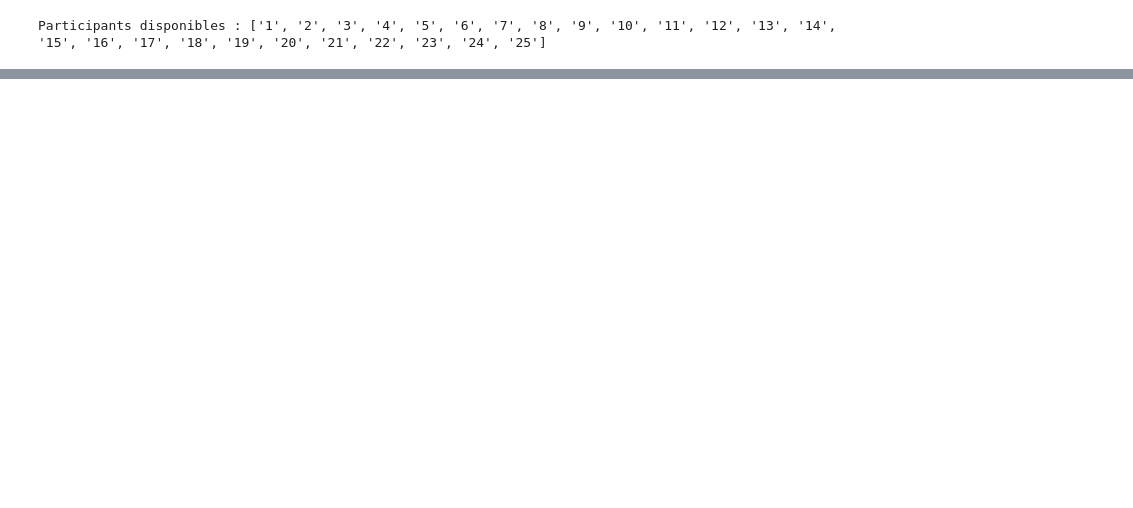
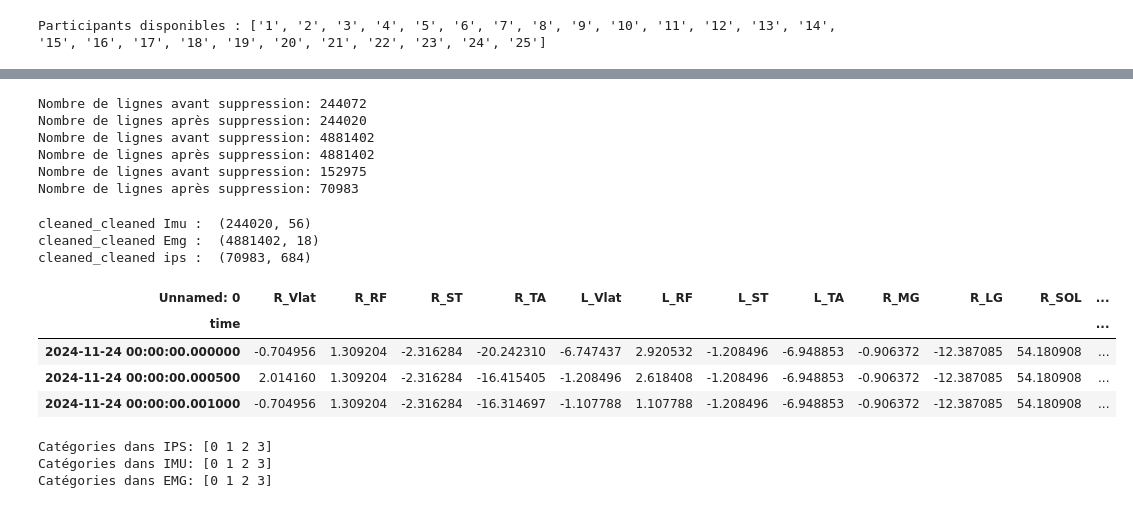
Before and after one commit to amiraydin/Paris8M2, a Jupyter notebook: Projet_ATC.ipynb, the cells around one changed output, grey strips where cells are left out. Drawn from its saved outputs; the diff is of its cells as text; code cells hidden in the pictures; blank space fills up the shorter version.

```diff
--- a/Projet_ATC.ipynb
+++ b/Projet_ATC.ipynb
@@ -955,0 +341,15 @@ print(f"Fichiers batch générés pour la modalité {modality.upper()} : {batch_
+# %%
+# une etape important pour la memoire !!!
+# Les colonnes de type float64 et int64 occupent beaucoup de mémoire. convertir en types plus compacts (float32 ou int32)
+def reduce_memory_usage(df):
+  for col in df.columns:
+      col_type = df[col].dtype
+      if col_type == 'float64':
+          df[col] = df[col].astype('float32')
+      elif col_type == 'int64':
+          df[col] = df[col].astype('int32')
+  return df
+# %%
+processed_dataImu = reduce_memory_usage(processed_dataImu)
+processed_dataEmg = reduce_memory_usage(processed_dataEmg)
+processed_dataIps = reduce_memory_usage(processed_dataIps)
@@ -955,0 +378,54 @@ print(f"Fichiers batch générés pour la modalité {modality.upper()} : {batch_
+# %%
+def clean_missing_values(processed_data, threshold=0.5):
+
+  zero_threshold = (processed_data == 0).mean(axis=1)  # Calcul du pourcentage de zéros par ligne
+  rows_to_delete = zero_threshold[zero_threshold >= threshold]
+  #print(f"Lignes supprimées (trop de zéros):\n{rows_to_delete}")
+  processed_data = processed_data.loc[zero_threshold < threshold]
+  print(f"Nombre de lignes avant suppression: {len(zero_threshold)}")
+  print(f"Nombre de lignes après suppression: {len(processed_data)}")
+  numeric_cols = processed_data.select_dtypes(include=[np.number])
+  non_numeric_cols = processed_data.select_dtypes(exclude=[np.number])
+  missing_percentage = numeric_cols.isna().mean()
+  numeric_cols_cleaned = numeric_cols.loc[:, missing_percentage < threshold]
+  numeric_cols_cleaned = numeric_cols_cleaned.apply(lambda col: col.fillna(col.median()), axis=0)
+  processed_data_cleaned = pd.concat([non_numeric_cols, numeric_cols_cleaned], axis=1)
+
+  return processed_data_cleaned
+# %%
+#cleaned_data = clean_missing_values(processed_data, porcentage 0.5)
+cleaned_dataImu = clean_missing_values(processed_dataImu, threshold=0.5)
+cleaned_dataEmg = clean_missing_values(processed_dataEmg, threshold=0.5)
+cleaned_dataIps = clean_missing_values(processed_dataIps, threshold=0.5)
+# %% [output]
+Nombre de lignes avant suppression: 244072
+Nombre de lignes après suppression: 244020
+Nombre de lignes avant suppression: 4881402
+Nombre de lignes après suppression: 4881402
+Nombre de lignes avant suppression: 152975
+Nombre de lignes après suppression: 70983
+# %%
+#cleaned_data.shape
+print("cleaned_cleaned Imu : ", cleaned_dataImu.shape)
+print("cleaned_cleaned Emg : ", cleaned_dataEmg.shape)
+print("cleaned_cleaned ips : ", cleaned_dataIps.shape)
+# %% [output]
+cleaned_cleaned Imu :  (244020, 56)
+cleaned_cleaned Emg :  (4881402, 18)
+cleaned_cleaned ips :  (70983, 684)
+# %%
+cleaned_dataEmg.head(3)
+# %% [output]
+| Unnamed: 0 | R_Vlat | R_RF | R_ST | R_TA | L_Vlat | L_RF | L_ST | L_TA | R_MG | R_LG | R_SOL | ... |
+| time |  |  |  |  |  |  |  |  |  |  |  | ... |
+| 2024-11-24 00:00:00.000000 | -0.704956 | 1.309204 | -2.316284 | -20.242310 | -6.747437 | 2.920532 | -1.208496 | -6.948853 | -0.906372 | -12.387085 | 54.180908 | ... |
+| 2024-11-24 00:00:00.000500 | 2.014160 | 1.309204 | -2.316284 | -16.415405 | -1.208496 | 2.618408 | -1.208496 | -6.948853 | -0.906372 | -12.387085 | 54.180908 | ... |
+| 2024-11-24 00:00:00.001000 | -0.704956 | 1.309204 | -2.316284 | -16.314697 | -1.107788 | 1.107788 | -1.208496 | -6.948853 | -0.906372 | -12.387085 | 54.180908 | ... |
+# %%
+print("Catégories dans IPS:", cleaned_dataIps['categorie'].unique())
+print("Catégories dans IMU:", cleaned_dataImu['categorie'].unique())
+print("Catégories dans EMG:", cleaned_dataEmg['categorie'].unique())
+# %% [output]
+Catégories dans IPS: [0 1 2 3]
+Catégories dans IMU: [0 1 2 3]
+Catégories dans EMG: [0 1 2 3]
```
Also changed, not shown: parts of 115 cells of this notebook.
